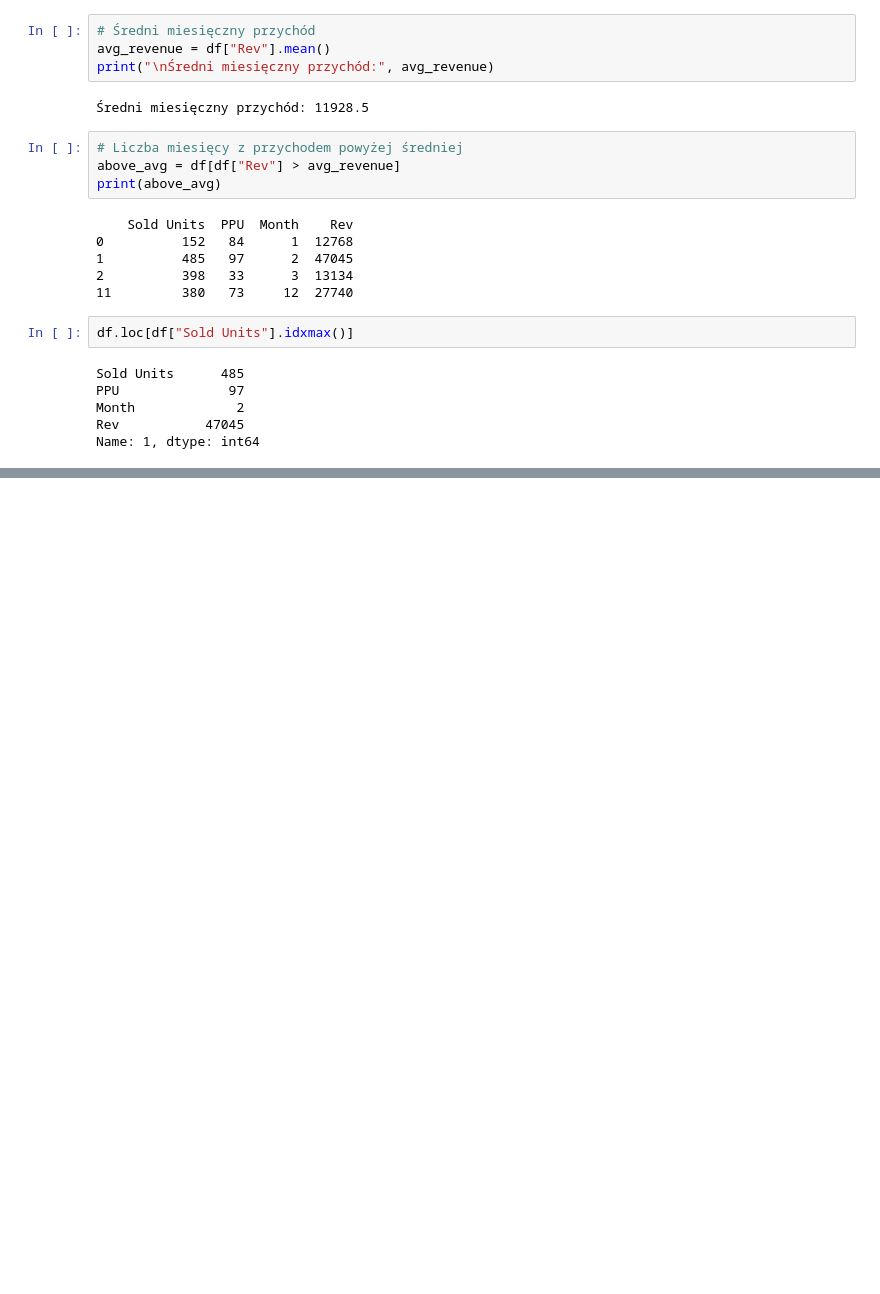
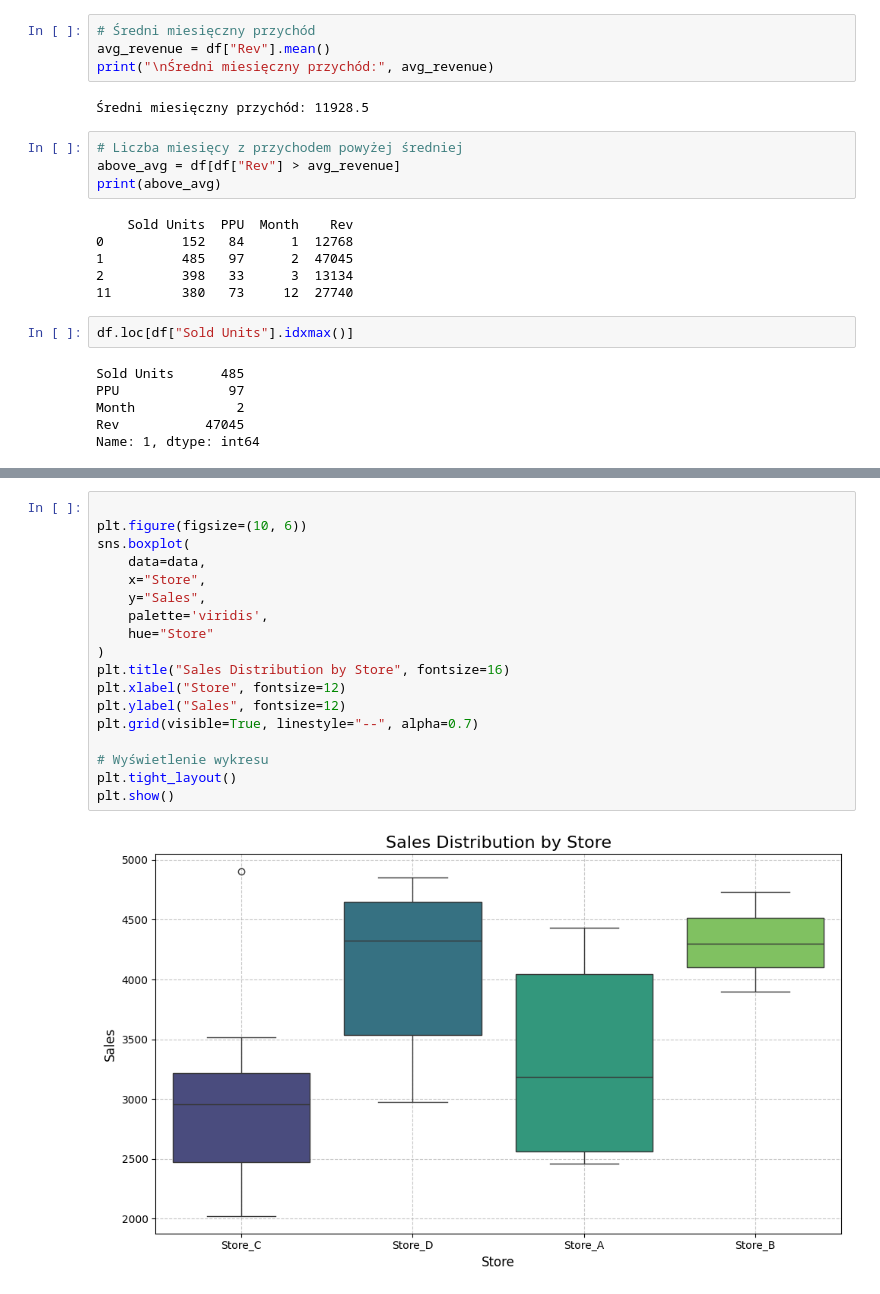
Before and after one commit to HMurawski/dump, a Jupyter notebook: dump_learning/180125/20n.ipynb, the cells around one changed output, grey strips where cells are left out. Drawn from its saved outputs; the diff is of its cells as text; blank space fills up the shorter version.

```diff
--- a/dump_learning/180125/20n.ipynb
+++ b/dump_learning/180125/20n.ipynb
@@ -143,0 +207,20 @@ Name: 1, dtype: int64
+# %%
+
+plt.figure(figsize=(10, 6))
+sns.boxplot(
+    data=data,
+    x="Store",
+    y="Sales",
+    palette='viridis',
+    hue="Store"
+)
+plt.title("Sales Distribution by Store", fontsize=16)
+plt.xlabel("Store", fontsize=12)
+plt.ylabel("Sales", fontsize=12)
+plt.grid(visible=True, linestyle="--", alpha=0.7)
+
+# Wyświetlenie wykresu
+plt.tight_layout()
+plt.show()
+# %% [output]
+[figure, added]
```
Also changed, not shown: parts of 6 cells of this notebook.
